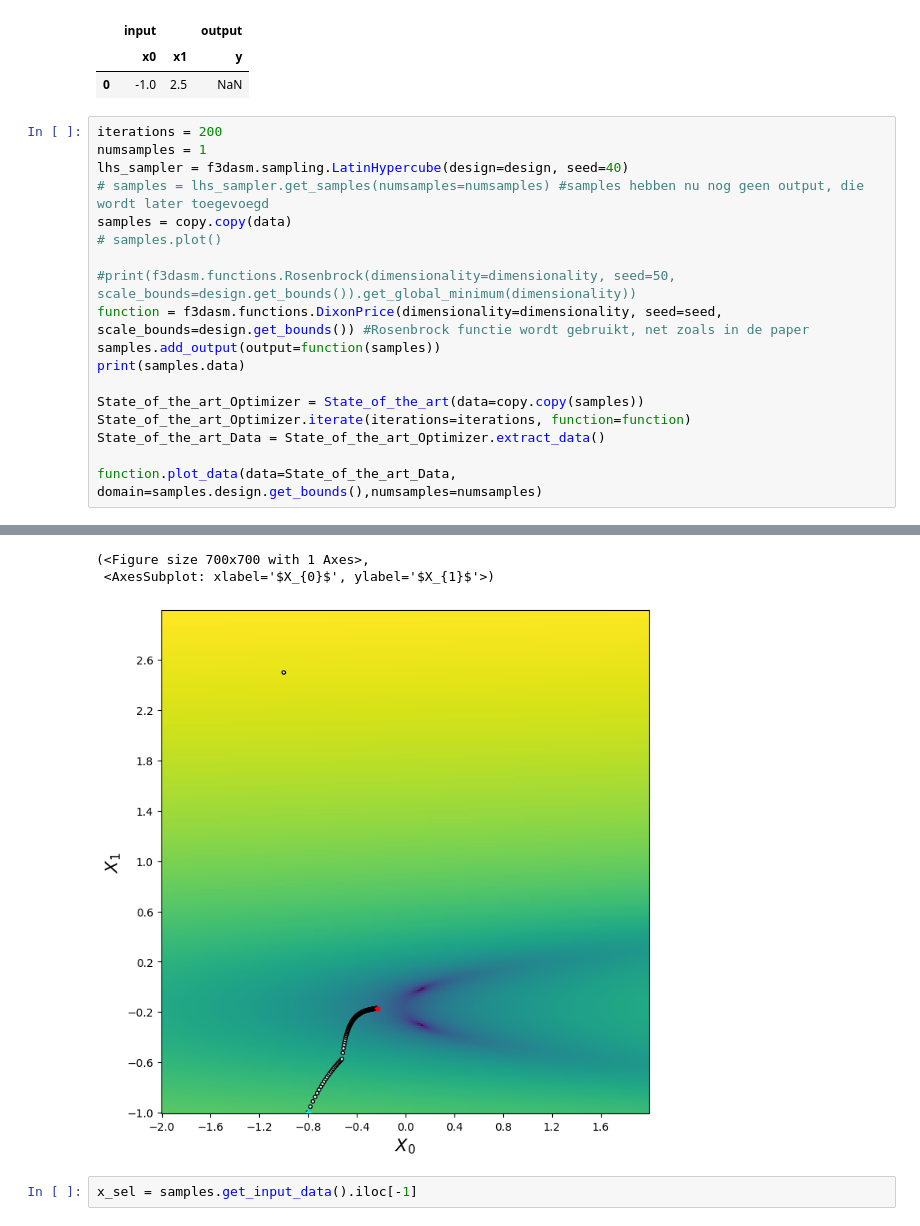
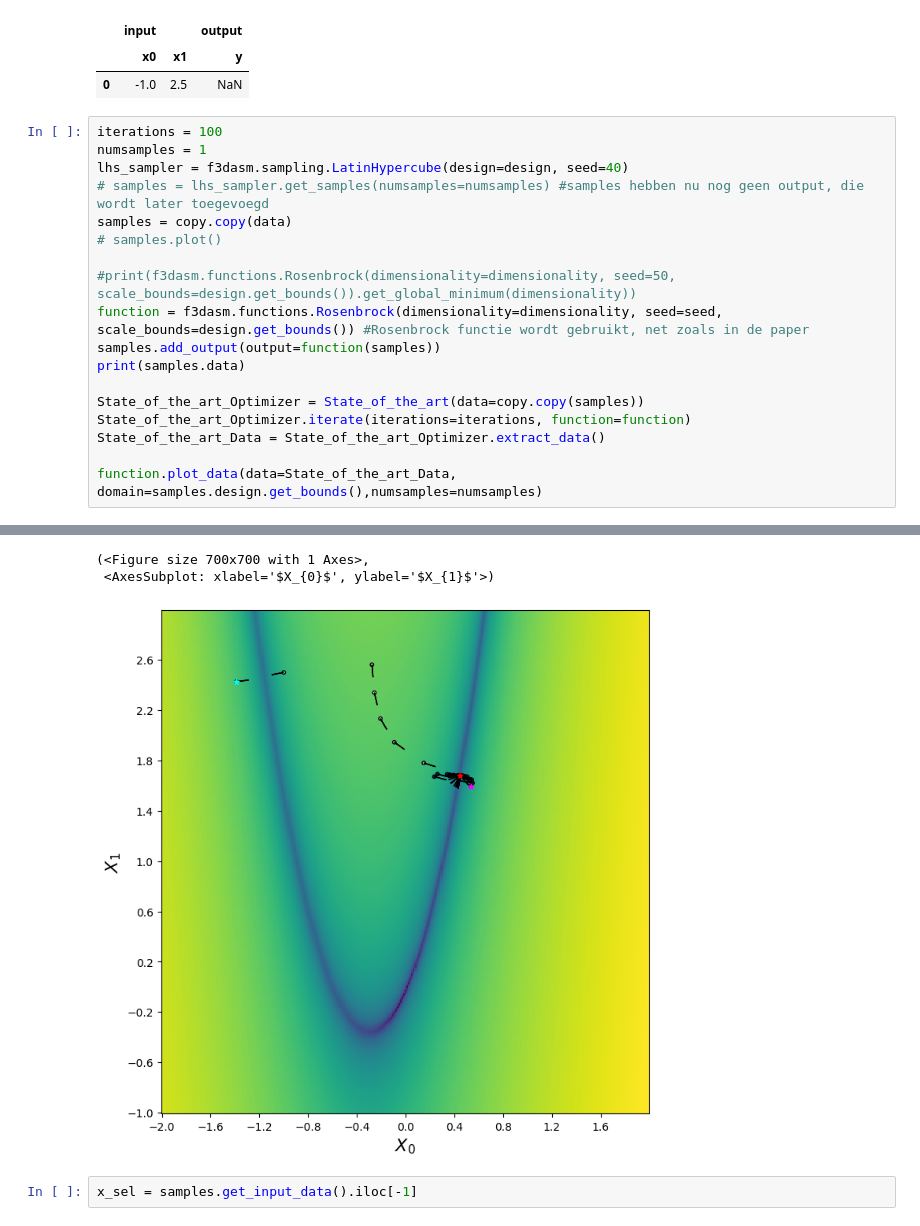
Before and after one commit to bessagroup/f3dasm, a Jupyter notebook: notebooks/capstone_bug.ipynb, the cells around one changed output, grey strips where cells are left out. Cells and saved outputs as stored; diff of their text form.

```diff
--- a/notebooks/capstone_bug.ipynb
+++ b/notebooks/capstone_bug.ipynb
@@ -102,7 +102,7 @@ data.data
 |  | x0 | x1 | y |
 | 0 | -1.0 | 2.5 | NaN |
 # %%
-iterations = 200
+iterations = 100
 numsamples = 1
 lhs_sampler = f3dasm.sampling.LatinHypercube(design=design, seed=40)
 # samples = lhs_sampler.get_samples(numsamples=numsamples) #samples hebben nu nog geen output, die wordt later toegevoegd
@@ -110,7 +110,7 @@ samples = copy.copy(data)
 # samples.plot()
 
 #print(f3dasm.functions.Rosenbrock(dimensionality=dimensionality, seed=50, scale_bounds=design.get_bounds()).get_global_minimum(dimensionality))
-function = f3dasm.functions.DixonPrice(dimensionality=dimensionality, seed=seed, scale_bounds=design.get_bounds()) #Rosenbrock functie wordt gebruikt, net zoals in de paper
+function = f3dasm.functions.Rosenbrock(dimensionality=dimensionality, seed=seed, scale_bounds=design.get_bounds()) #Rosenbrock functie wordt gebruikt, net zoals in de paper
 samples.add_output(output=function(samples))
 print(samples.data)
 
@@ -131,6 +131,6 @@ Optimizing for 200 iterations with State_of_the_art
 (<Figure size 700x700 with 1 Axes>,
  <AxesSubplot: xlabel='$X_{0}$', ylabel='$X_{1}$'>)
-[figure, old version]
+[figure, new version]
 # %%
 x_sel = samples.get_input_data().iloc[-1]
 # %%
```
Also changed, not shown: parts of 2 cells of this notebook, 2 other files.
